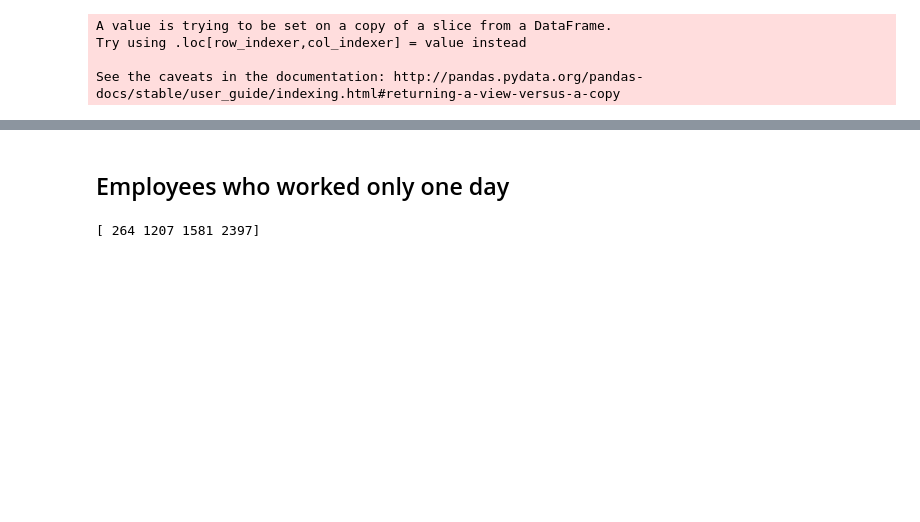
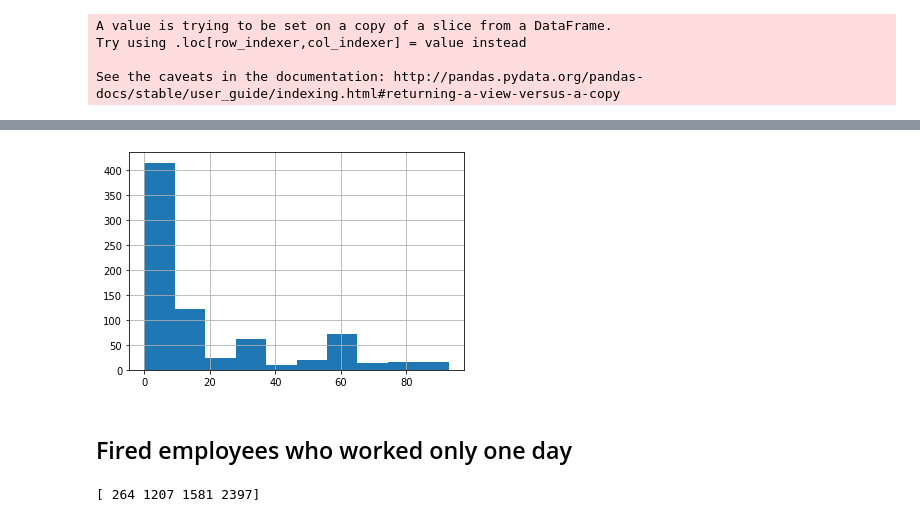
Before and after one commit to anniepank/Hackathon, a Jupyter notebook: Employees_churn_Sveta.ipynb, the cells around one changed output, grey strips where cells are left out. Saved outputs shown, nothing was run; the diff lists cells and outputs as text; code cells hidden in the pictures; blank space fills up the shorter version.

```diff
--- a/Employees_churn_Sveta.ipynb
+++ b/Employees_churn_Sveta.ipynb
@@ -229,0 +286,9 @@ See the caveats in the documentation: http://pandas.pydata.org/pandas-docs/stabl
+# %%
+experience_in_months = []
+for employee_id in list(employee_stayed.index.values):
+    employee_df = df[df['Emp_ID'] == employee_id]
+    date_of_joining = employee_df['Dateofjoining'].unique()[0]
+    last_working_day = pd.Timestamp(2017, 12, 1)
+    experience_in_months.append(math.ceil((last_working_day - date_of_joining)/np.timedelta64(1, 'M')))
+
+employee_stayed['Experience'] = experience_in_months
@@ -230,5 +312,9 @@ See the caveats in the documentation: http://pandas.pydata.org/pandas-docs/stabl
+# %%
+hist = employee_stayed['Experience'].hist()
+# %% [output]
+[figure, added]
 # %% [markdown]
-## Employees who worked only one day
+## Fired employees who worked only one day
 # %%
 ids = employee_fired[employee_fired['Experience'] == 0]
 print(ids.index.values)
```
Also changed, not shown: parts of 14 cells of this notebook.
